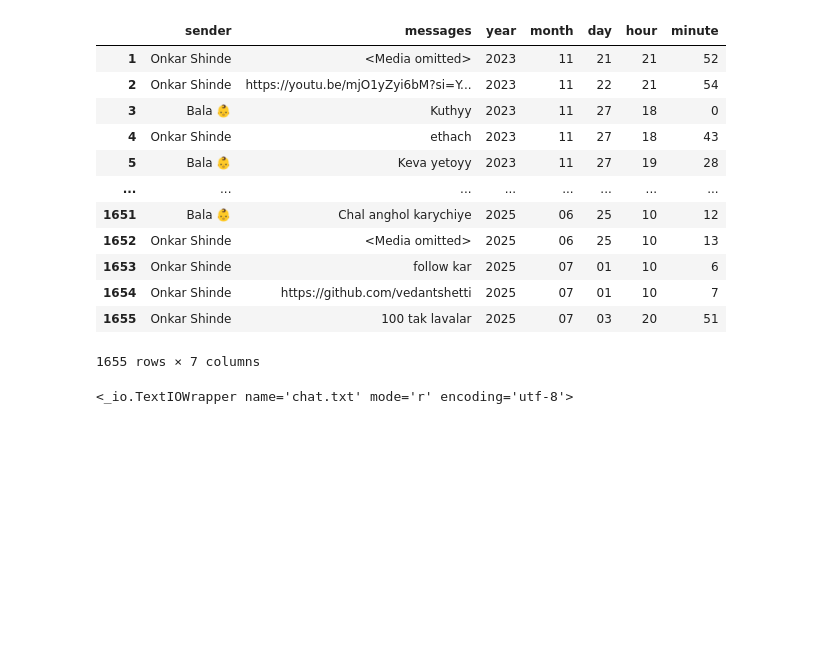
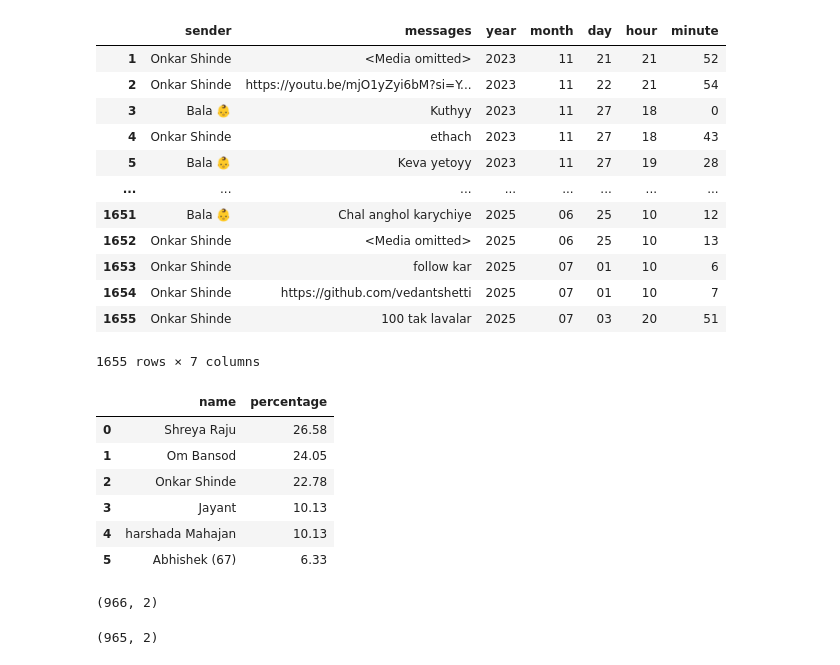
Before and after one commit to onkarshinde77/WhatsApp_chat_Analysis, a Jupyter notebook: main.ipynb, the cells around one changed output. Saved outputs shown, nothing was run; the diff lists cells and outputs as text; code cells hidden in the pictures; blank space fills up the shorter version.

Commit message:
find max word in message login build

```diff
--- a/main.ipynb
+++ b/main.ipynb
@@ -106,7 +106,21 @@ data
 | 1655 | Onkar Shinde | 100 tak lavalar | 2025 | 07 | 03 | 20 | 51 |
 1655 rows × 7 columns
 # %%
-data2 = open("chat.txt",'r',encoding='utf-8')
-print(data2)
+data2 = open("chats/chat2.txt",'r',encoding='utf-8')
+data2 = data2.read()
+# data2=pd.DataFrame(data2)
-# %% [output]
-<_io.TextIOWrapper name='chat.txt' mode='r' encoding='utf-8'>
+# %%
+from preprocess import preprocess
+data2 = preprocess(data2)
+# %%
+per = round((data2['sender'].value_counts()/data2.shape[0])*100,2).reset_index()
+per = per.rename(columns={'sender':"name",'count':'percentage'})
+per
+# %% [output]
+|  | name | percentage |
+| 0 | Shreya Raju | 26.58 |
+| 1 | Om Bansod | 24.05 |
+| 2 | Onkar Shinde | 22.78 |
+| 3 | Jayant | 10.13 |
+| 4 | harshada Mahajan | 10.13 |
+| 5 | Abhishek (67) | 6.33 |
@@ -112,0 +185,10 @@ print(data2)
+# %%
+temp = count_max_word('All Users',data2)
+temp.shape
+# %% [output]
+(966, 2)
+# %%
+temp2 = temp[temp['word'] !=""]
+temp2.shape
+# %% [output]
+(965, 2)
```
Also changed, not shown: parts of 1 cell of this notebook, 5 other files.
